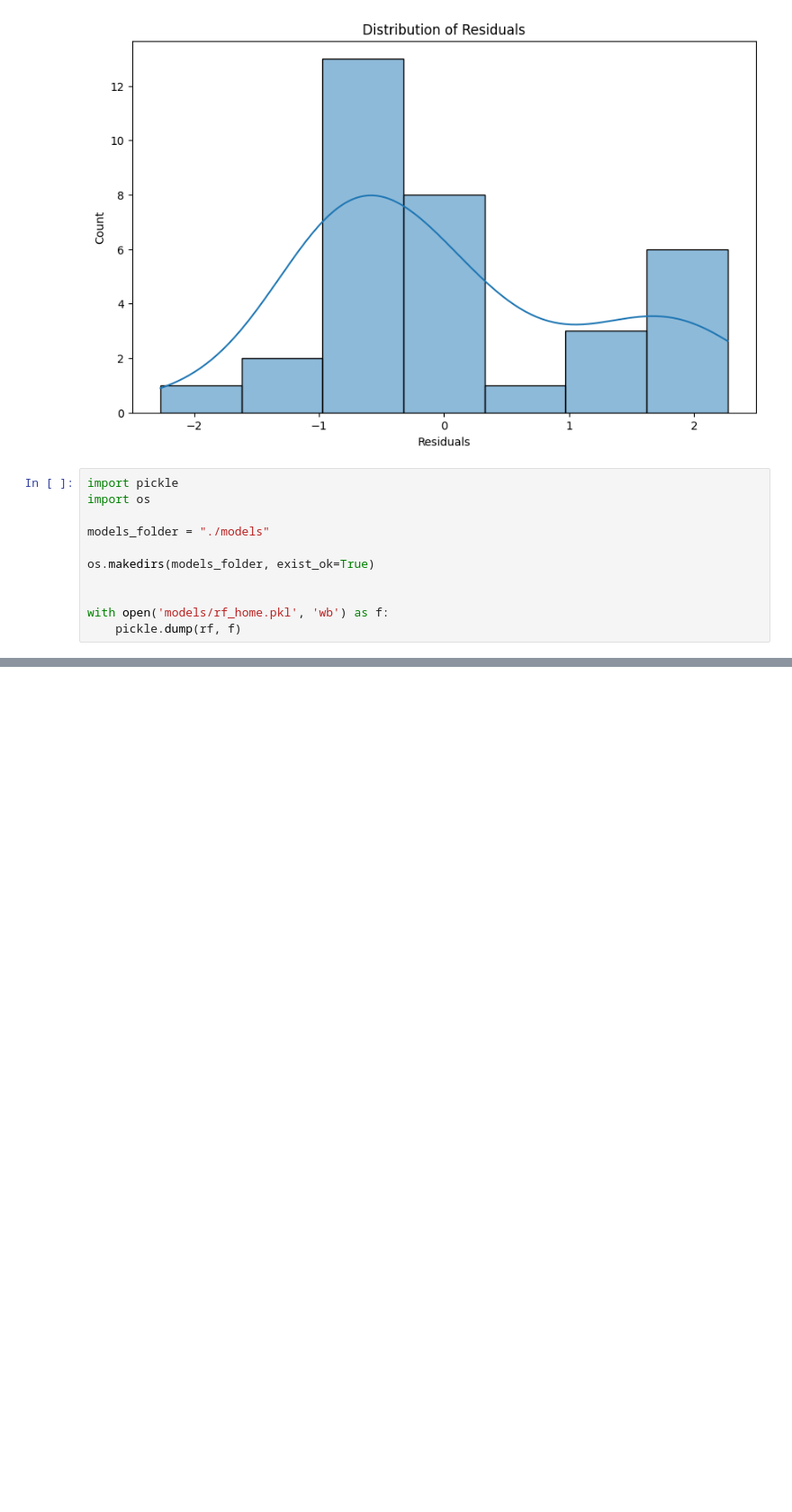
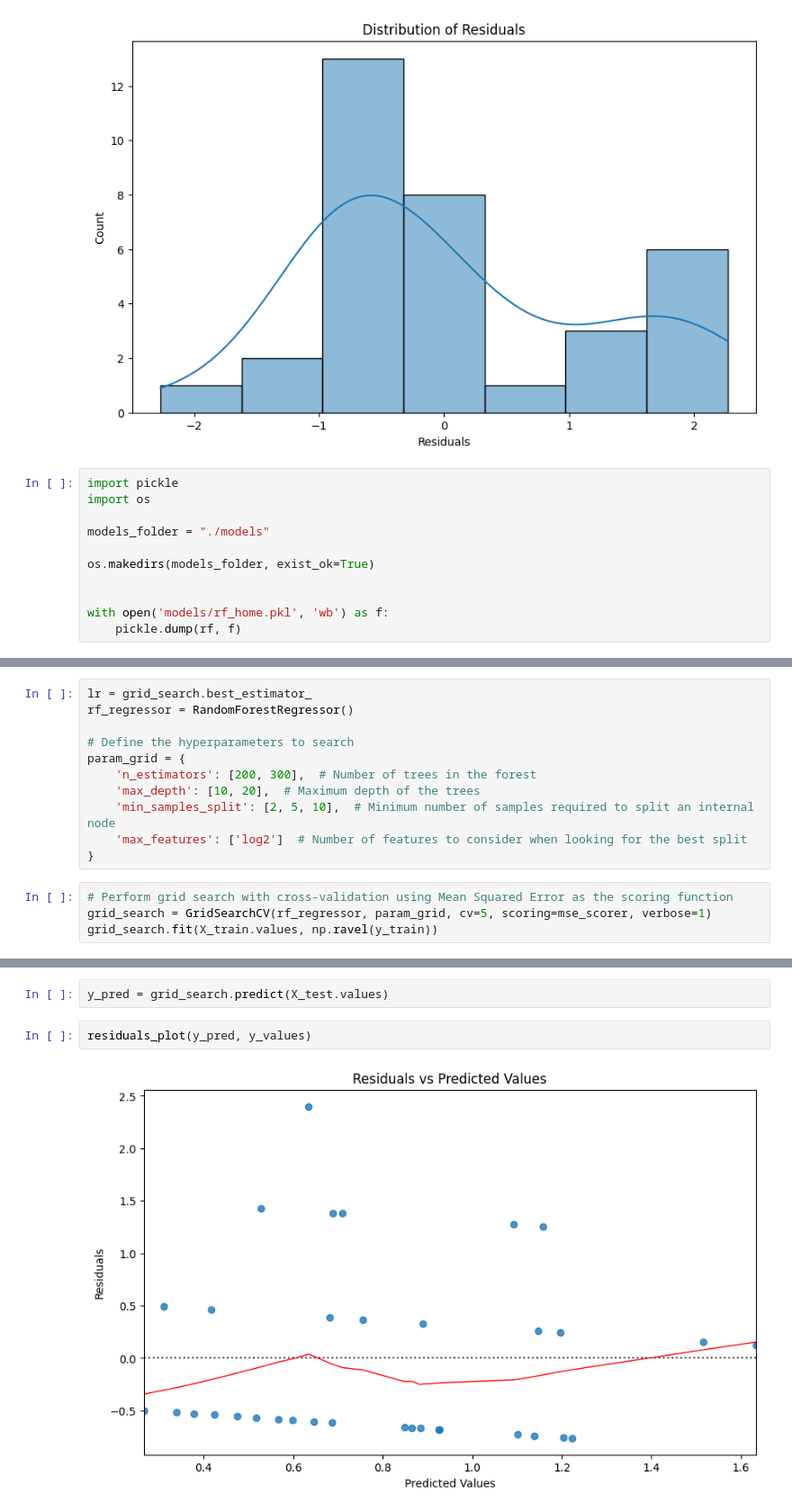
Before and after one commit to kidnixt/penca2k24, a Jupyter notebook: models.ipynb, the cells around one changed output, grey strips where cells are left out. Shown at 90% size. Saved outputs shown, nothing was run; the diff lists cells and outputs as text; blank space fills up the shorter version.

```diff
--- a/models.ipynb
+++ b/models.ipynb
@@ -177,0 +226,15 @@ with open('models/rf_home.pkl', 'wb') as f:
+# %%
+lr = grid_search.best_estimator_
+rf_regressor = RandomForestRegressor()
+
+# Define the hyperparameters to search
+param_grid = {
+    'n_estimators': [200, 300],  # Number of trees in the forest
+    'max_depth': [10, 20],  # Maximum depth of the trees
+    'min_samples_split': [2, 5, 10],  # Minimum number of samples required to split an internal node
+    'max_features': ['log2']  # Number of features to consider when looking for the best split
+}
+# %%
+# Perform grid search with cross-validation using Mean Squared Error as the scoring function
+grid_search = GridSearchCV(rf_regressor, param_grid, cv=5, scoring=mse_scorer, verbose=1)
+grid_search.fit(X_train.values, np.ravel(y_train))
@@ -177,0 +258,6 @@ with open('models/rf_home.pkl', 'wb') as f:
+# %%
+y_pred = grid_search.predict(X_test.values)
+# %%
+residuals_plot(y_pred, y_values)
+# %% [output]
+[figure, added]
```
Also changed, not shown: parts of 19 cells of this notebook, 1 other file.
